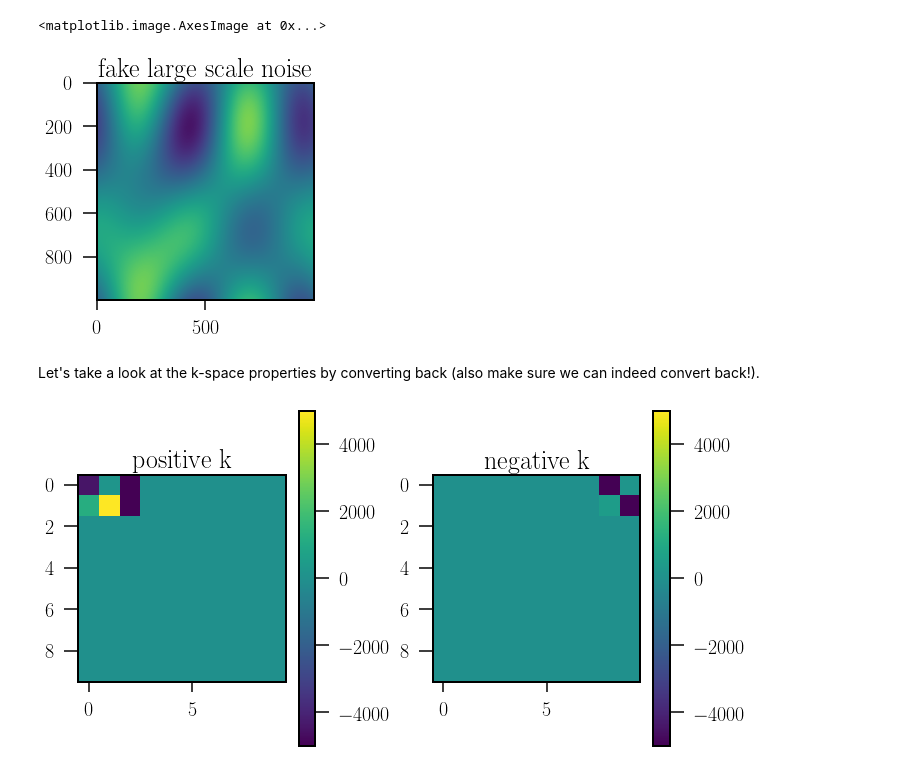
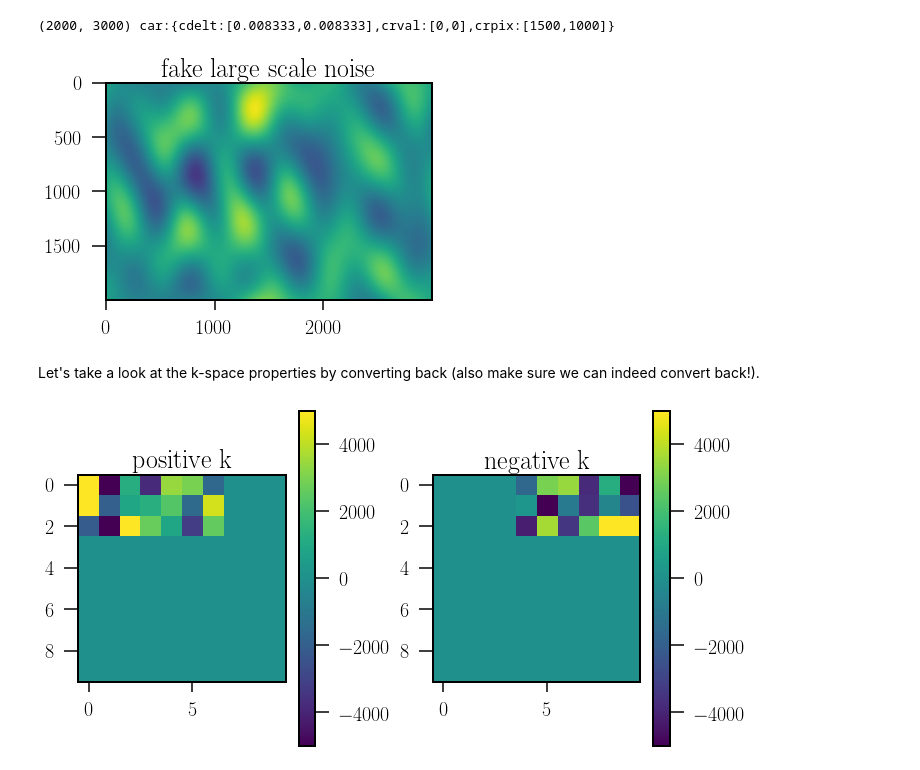
Before and after one commit to xzackli/actps, a Jupyter notebook: kspace.ipynb, the cells around one changed output. Saved outputs shown, nothing was run; the diff lists cells and outputs as text; code cells hidden in the pictures.

```diff
--- a/kspace.ipynb
+++ b/kspace.ipynb
@@ -28,26 +17,30 @@ kx_apo = 0
 ky_apo = 0
 unpixwin = 0 # we will avoid this for now, should only matter for small scales?
 d_th = 1/120.
+# %%
+sy, sx = 2000, 3000
 # %%
-shape,wcs = enmap.geometry(shape=(1000,1000),
+shape,wcs = enmap.geometry(shape=(sy,sx),
                            res=np.deg2rad(d_th),pos=(0,0))
 
 # generate large scale noise
 ps = ells = np.arange(0,4000,1)
 ps = np.ones_like(ells)
 rand_map = enmap.rand_map(shape,wcs, cov=ps[None,None])
 
 kmap = enmap.fft(rand_map)
 ly, lx = enmap.lmap(kmap.shape, kmap.wcs)
 kmap[ np.abs(lx) > kx ] = 0.0
 kmap[ np.abs(ly) > ky ] = 0.0
 test_map = enmap.ifft(kmap).real
 
 plt.title('fake large scale noise')
 plt.imshow(test_map, vmin=-80, vmax=80)
+
+print(test_map.shape, test_map.wcs)
 # %% [output]
-<matplotlib.image.AxesImage at 0x...>
+(2000, 3000) car:{cdelt:[0.008333,0.008333],crval:[0,0],crpix:[1500,1000]}
-[figure, old version]
+[figure, new version]
 # %% [markdown]
 Let's take a look at the k-space properties by converting back (also make sure we can indeed convert back!).
 # %%
@@ -62,4 +55,4 @@ im1 = axes[1].imshow( test_map_k[0:10, -10:].real, vmin=-5000, vmax=5000 )
 fig.colorbar(im1, ax=axes[1])
 plt.tight_layout()
 # %% [output]
-[figure, old version]
+[figure, new version]
```
Also changed, not shown: parts of 13 cells of this notebook.
